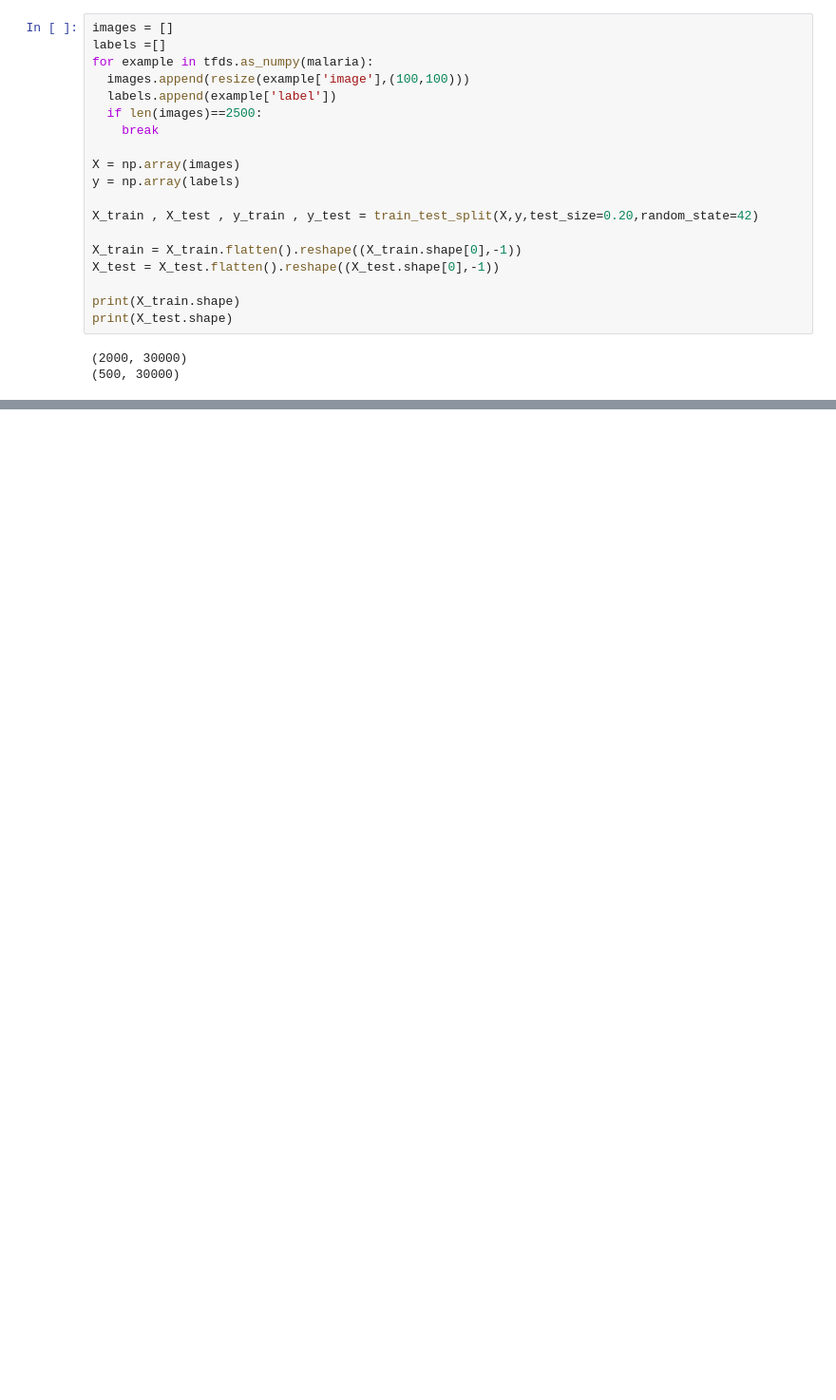
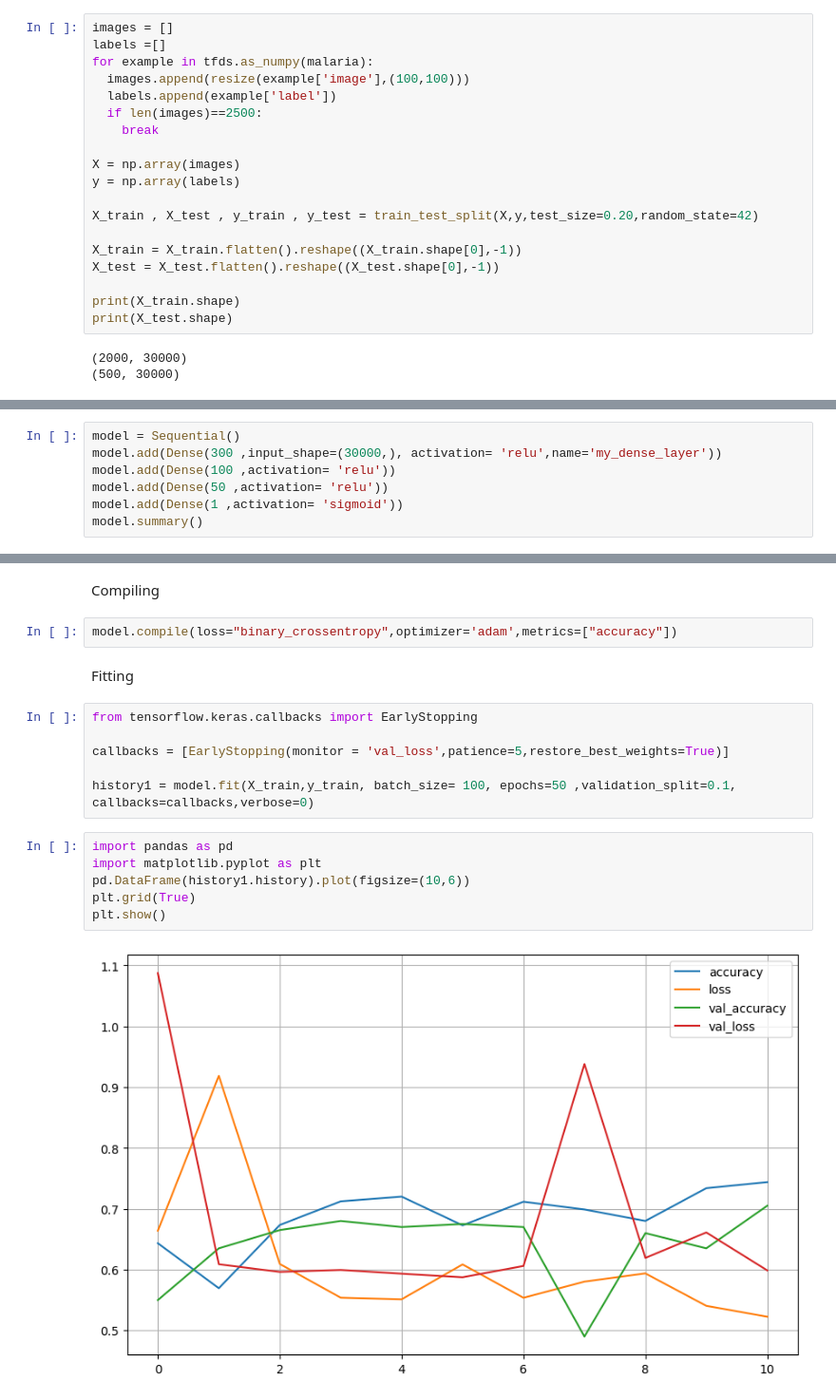
Before and after one commit to nadkomash/Data-science-projects, a Jupyter notebook: malara_recognition_notebook.ipynb, the cells around one changed output, grey strips where cells are left out. Shown at 95% size. Saved outputs shown, nothing was run; the diff lists cells and outputs as text; blank space fills up the shorter version.

```diff
--- a/malara_recognition_notebook.ipynb
+++ b/malara_recognition_notebook.ipynb
@@ -49,0 +57,7 @@ KeyboardInterrupt:
+# %%
+model = Sequential()
+model.add(Dense(300 ,input_shape=(30000,), activation= 'relu',name='my_dense_layer'))
+model.add(Dense(100 ,activation= 'relu'))
+model.add(Dense(50 ,activation= 'relu'))
+model.add(Dense(1 ,activation= 'sigmoid'))
+model.summary()
@@ -49,0 +100,20 @@ KeyboardInterrupt:
+# %% [markdown]
+Compiling
+# %%
+model.compile(loss="binary_crossentropy",optimizer='adam',metrics=["accuracy"])
+# %% [markdown]
+Fitting
+# %%
+from tensorflow.keras.callbacks import EarlyStopping
+
+callbacks = [EarlyStopping(monitor = 'val_loss',patience=5,restore_best_weights=True)]
+
+history1 = model.fit(X_train,y_train, batch_size= 100, epochs=50 ,validation_split=0.1, callbacks=callbacks,verbose=0)
+# %%
+import pandas as pd
+import matplotlib.pyplot as plt
+pd.DataFrame(history1.history).plot(figsize=(10,6))
+plt.grid(True)
+plt.show()
+# %% [output]
+[figure, added]
```
Also changed, not shown: parts of 9 cells of this notebook.
